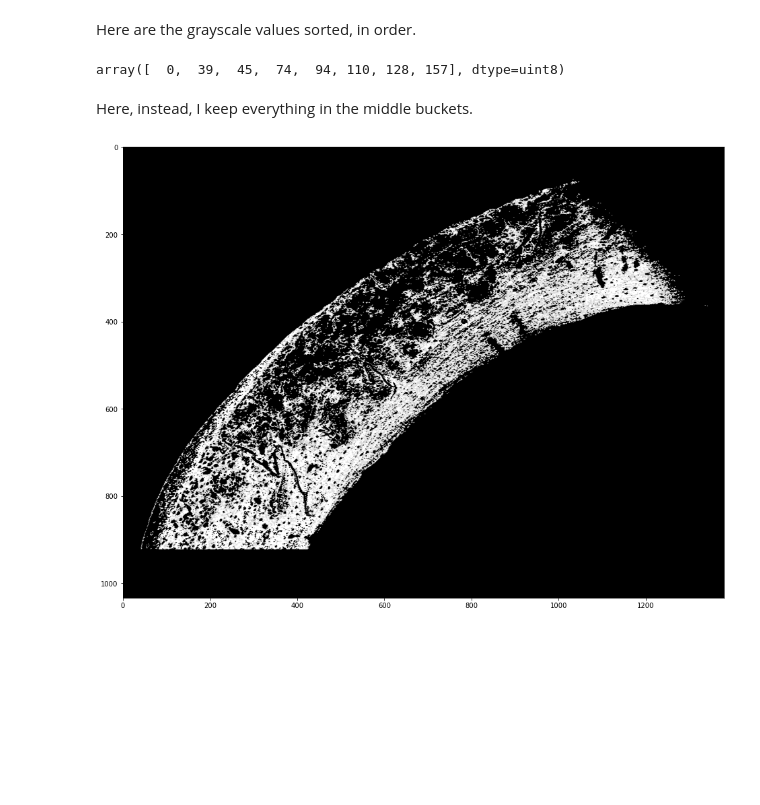
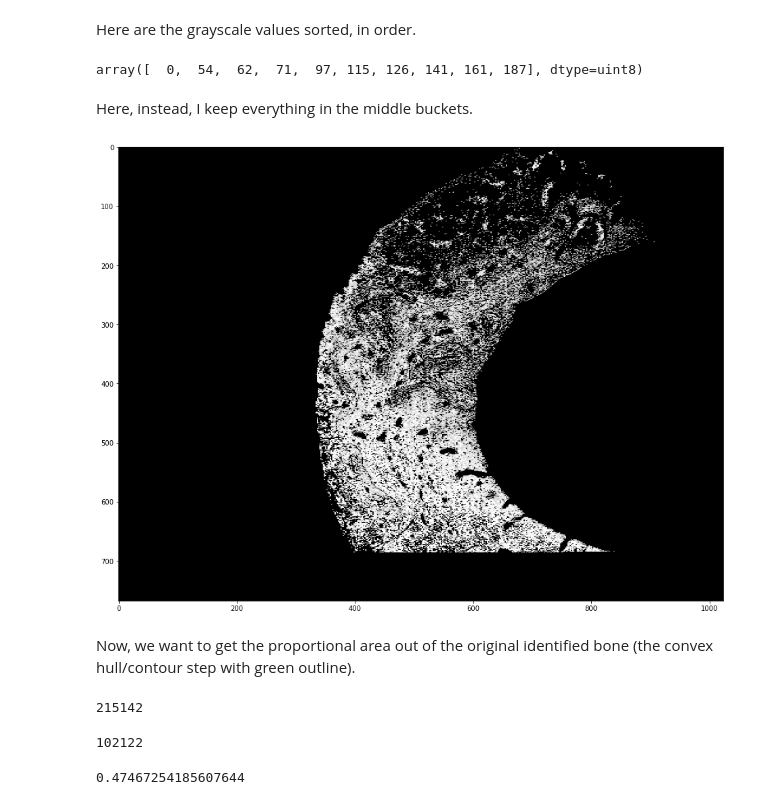
Before and after one commit to AnachronicNomad/bone_density, a Jupyter notebook: hist_eq-no-CLAHE.ipynb, the cells around one changed output. Saved outputs shown, nothing was run; the diff lists cells and outputs as text; code cells hidden in the pictures; blank space fills up the shorter version.

Commit message:
finished off proportion estimates and difference

```diff
--- a/hist_eq-no-CLAHE.ipynb
+++ b/hist_eq-no-CLAHE.ipynb
@@ -6,8 +6,9 @@ from matplotlib import pyplot as plt
 %matplotlib inline
 plt.rcParams['figure.figsize'] = (16, 16)
 
-FILENAME = 'images/test.jpg'
-OFILE = ODIR + FNAME
+FILENAME = 'images/annotated_raw/1.jpg'
+FNAME_ANNOTATED = 'images/annotated_colors/1-colored.png'
+# OFILE = ODIR + FNAME
 # %% [markdown]
 **Read grayscale image**
 # %%
@@ -104,7 +105,7 @@ Z = np.float32(Z)
 # define criteria, number of clusters(K) and apply kmeans()
 criteria = (cv2.TERM_CRITERIA_EPS + cv2.TERM_CRITERIA_MAX_ITER,
             4096, 1E-5)
-K = 8
+K = 10
 ret,label,center=cv2.kmeans(Z,K,None,criteria,20,
                             cv2.KMEANS_RANDOM_CENTERS)
 # %% [markdown]
@@ -154,22 +159,45 @@ tmp1 = res2.copy()
 category_grayscale_values = np.sort(np.unique(tmp1.flatten()))
 category_grayscale_values
 # %% [output]
-array([  0,  39,  45,  74,  94, 110, 128, 157], dtype=uint8)
+array([  0,  54,  62,  71,  97, 115, 126, 141, 161, 187], dtype=uint8)
 # %% [markdown]
 Here, instead, I keep everything in the middle buckets.
 # %%
 tmp1 = res2.copy()
 
 tmp1[np.where(tmp1 == category_grayscale_values[0])] = [0]
 tmp1[np.where(tmp1 == category_grayscale_values[1])] = [0]
 tmp1[np.where(tmp1 == category_grayscale_values[2])] = [0]
 tmp1[np.where(tmp1 == category_grayscale_values[3])] = [0]
 tmp1[np.where(tmp1 == category_grayscale_values[4])] = [0]
-#tmp1[np.where(tmp1 == category_grayscale_values[5])] = [0]
+tmp1[np.where(tmp1 == category_grayscale_values[5])] = [0]
 #tmp1[np.where(tmp1 == category_grayscale_values[6])] = [0]
-tmp1[np.where(tmp1 == category_grayscale_values[7])] = [0]
+#tmp1[np.where(tmp1 == category_grayscale_values[7])] = [0]
+#tmp1[np.where(tmp1 == category_grayscale_values[8])] = [0]
+tmp1[np.where(tmp1 == category_grayscale_values[9])] = [0]
+
 
 plt.imshow(tmp1, cmap = 'gray')
 plt.show()
 # %% [output]
-[figure, old version]
+[figure, new version]
+# %% [markdown]
+Now, we want to get the proportional area out of the original identified bone (the convex hull/contour step with green outline).
+# %%
+#area_identified_bone = areas[np.argmax(areas)]
+#print(area_identified_bone)
+
+area_identified_bone = cv2.countNonZero(res2)
+area_identified_bone
+# %% [output]
+215142
+# %%
+area_lamellar_est = cv2.countNonZero(tmp1)
+area_lamellar_est
+# %% [output]
+102122
+# %%
+proportion_est = area_lamellar_est / area_identified_bone
+proportion_est
+# %% [output]
+0.47467254185607644
```
Also changed, not shown: parts of 18 cells of this notebook, 1 other file.
